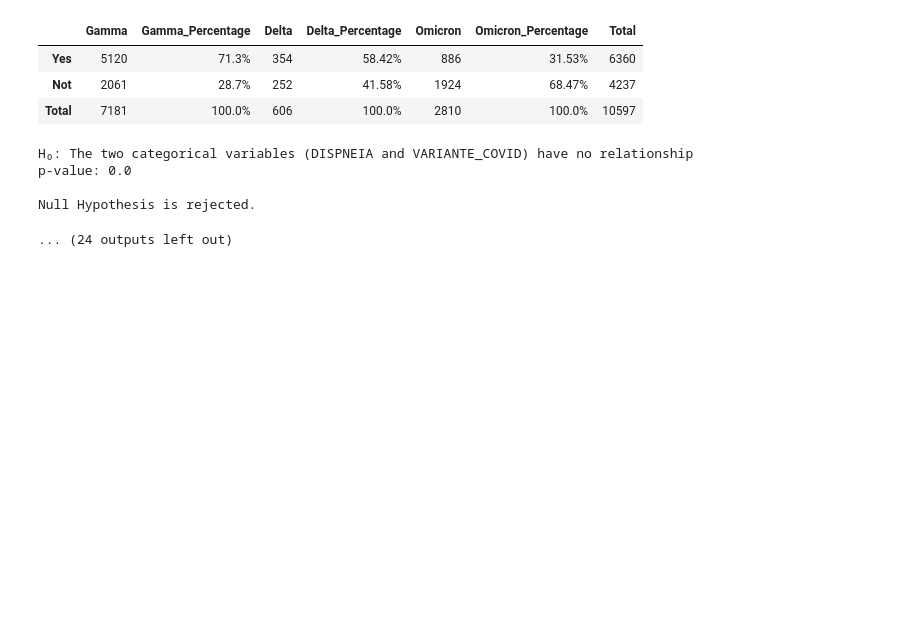
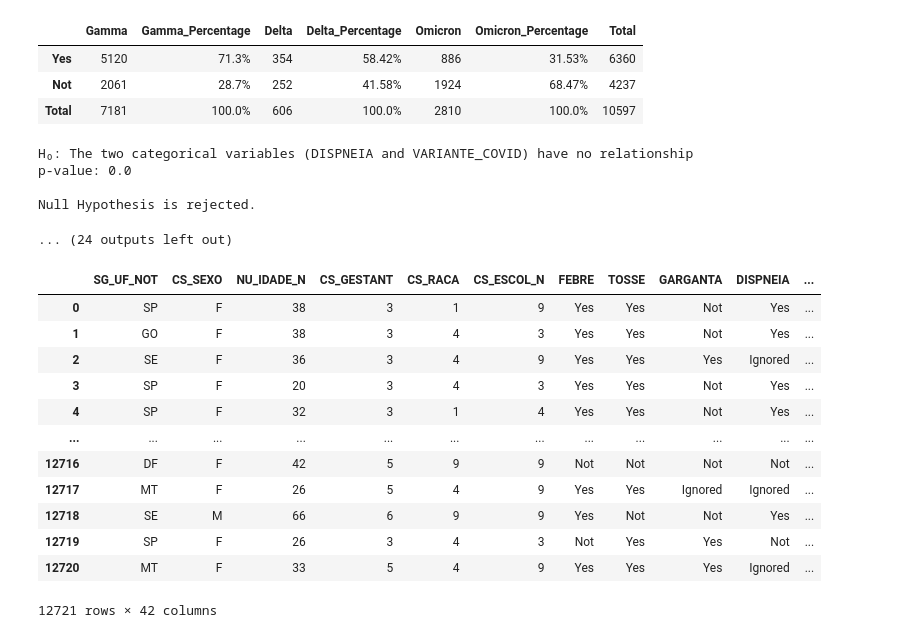
Before and after one commit to LucasTramonte/Analysis-SARS-CoV-2-variants, a Jupyter notebook: exploratory_Clinical features.ipynb, the cells around one changed output. Drawn from its saved outputs; the diff is of its cells as text; code cells hidden in the pictures; blank space fills up the shorter version.

```diff
--- a/exploratory_Clinical features.ipynb
+++ b/exploratory_Clinical features.ipynb
@@ -132,3 +132,19 @@ p-value: 0.0
 
 Null Hypothesis is rejected.
 ... (24 outputs left out)
+# %%
+df
+# %% [output]
+|  | SG_UF_NOT | CS_SEXO | NU_IDADE_N | CS_GESTANT | CS_RACA | CS_ESCOL_N | FEBRE | TOSSE | GARGANTA | DISPNEIA | ... |
+| 0 | SP | F | 38 | 3 | 1 | 9 | Yes | Yes | Not | Yes | ... |
+| 1 | GO | F | 38 | 3 | 4 | 3 | Yes | Yes | Not | Yes | ... |
+| 2 | SE | F | 36 | 3 | 4 | 9 | Yes | Yes | Yes | Ignored | ... |
+| 3 | SP | F | 20 | 3 | 4 | 3 | Yes | Yes | Not | Yes | ... |
+| 4 | SP | F | 32 | 3 | 1 | 4 | Yes | Yes | Not | Yes | ... |
+| ... | ... | ... | ... | ... | ... | ... | ... | ... | ... | ... | ... |
+| 12716 | DF | F | 42 | 5 | 9 | 9 | Not | Not | Not | Not | ... |
+| 12717 | MT | F | 26 | 5 | 4 | 9 | Yes | Yes | Ignored | Ignored | ... |
+| 12718 | SE | M | 66 | 6 | 9 | 9 | Yes | Not | Not | Yes | ... |
+| 12719 | SP | F | 26 | 3 | 4 | 3 | Not | Yes | Yes | Not | ... |
+| 12720 | MT | F | 33 | 5 | 4 | 9 | Yes | Yes | Yes | Ignored | ... |
+12721 rows × 42 columns
```
Also changed, not shown: 1 other file.
